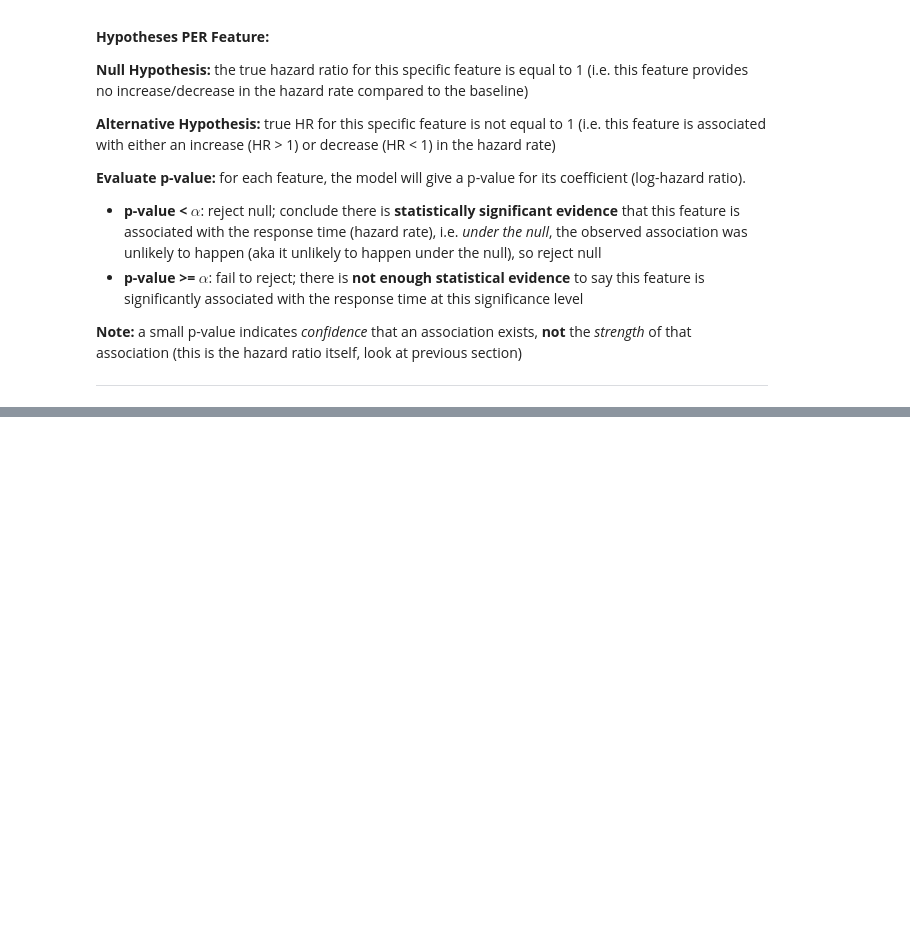
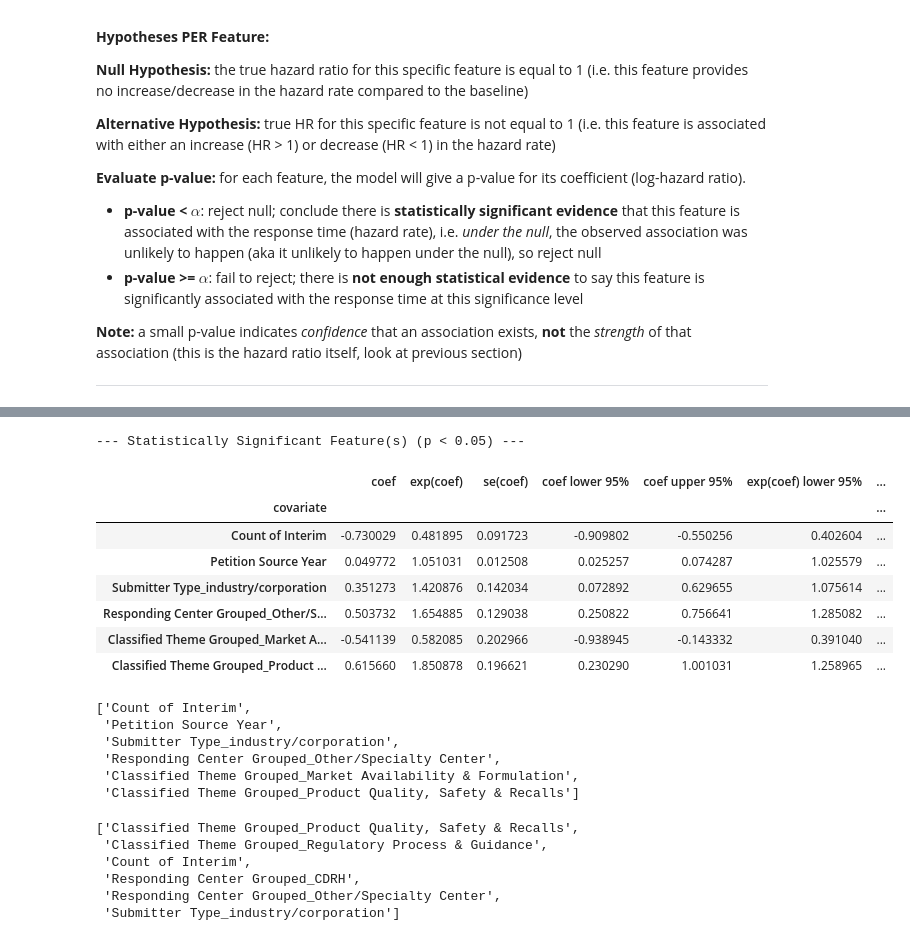
Before and after one commit to aanht/ucb-fda-citizen-project, a Jupyter notebook: all_years_eda_modeling/test_datasets_eda/visuals_and_modeling.ipynb, the cells around one changed output, grey strips where cells are left out. Saved outputs shown, nothing was run; the diff lists cells and outputs as text; code cells hidden in the pictures; blank space fills up the shorter version.

```diff
--- a/all_years_eda_modeling/test_datasets_eda/visuals_and_modeling.ipynb
+++ b/all_years_eda_modeling/test_datasets_eda/visuals_and_modeling.ipynb
@@ -586,0 +768,37 @@ Type_industry/corporation', ...]` in the call in `.fit`. See documentation in li
+# %%
+summary_df = cph.summary
+
+alpha = 0.05
+significant_features = summary_df[summary_df['p'] < alpha]
+
+print(f"\n--- Statistically Significant Feature(s) (p < {alpha}) ---")
+display(significant_features)
+
+# list of statistically significant features
+significant = significant_features.index.tolist()
+display(significant)
+# %% [output]
+--- Statistically Significant Feature(s) (p < 0.05) ---
+|  | coef | exp(coef) | se(coef) | coef lower 95% | coef upper 95% | exp(coef) lower 95% | ... |
+| covariate |  |  |  |  |  |  | ... |
+| Count of Interim | -0.730029 | 0.481895 | 0.091723 | -0.909802 | -0.550256 | 0.402604 | ... |
+| Petition Source Year | 0.049772 | 1.051031 | 0.012508 | 0.025257 | 0.074287 | 1.025579 | ... |
+| Submitter Type_industry/corporation | 0.351273 | 1.420876 | 0.142034 | 0.072892 | 0.629655 | 1.075614 | ... |
+| Responding Center Grouped_Other/S... | 0.503732 | 1.654885 | 0.129038 | 0.250822 | 0.756641 | 1.285082 | ... |
+| Classified Theme Grouped_Market A... | -0.541139 | 0.582085 | 0.202966 | -0.938945 | -0.143332 | 0.391040 | ... |
+| Classified Theme Grouped_Product ... | 0.615660 | 1.850878 | 0.196621 | 0.230290 | 1.001031 | 1.258965 | ... |
+['Count of Interim',
+ 'Petition Source Year',
+ 'Submitter Type_industry/corporation',
+ 'Responding Center Grouped_Other/Specialty Center',
+ 'Classified Theme Grouped_Market Availability & Formulation',
+ 'Classified Theme Grouped_Product Quality, Safety & Recalls']
+# %%
+display(failing)
+# %% [output]
+['Classified Theme Grouped_Product Quality, Safety & Recalls',
+ 'Classified Theme Grouped_Regulatory Process & Guidance',
+ 'Count of Interim',
+ 'Responding Center Grouped_CDRH',
+ 'Responding Center Grouped_Other/Specialty Center',
+ 'Submitter Type_industry/corporation']
```
Also changed, not shown: parts of 19 cells of this notebook, 6 other files.
